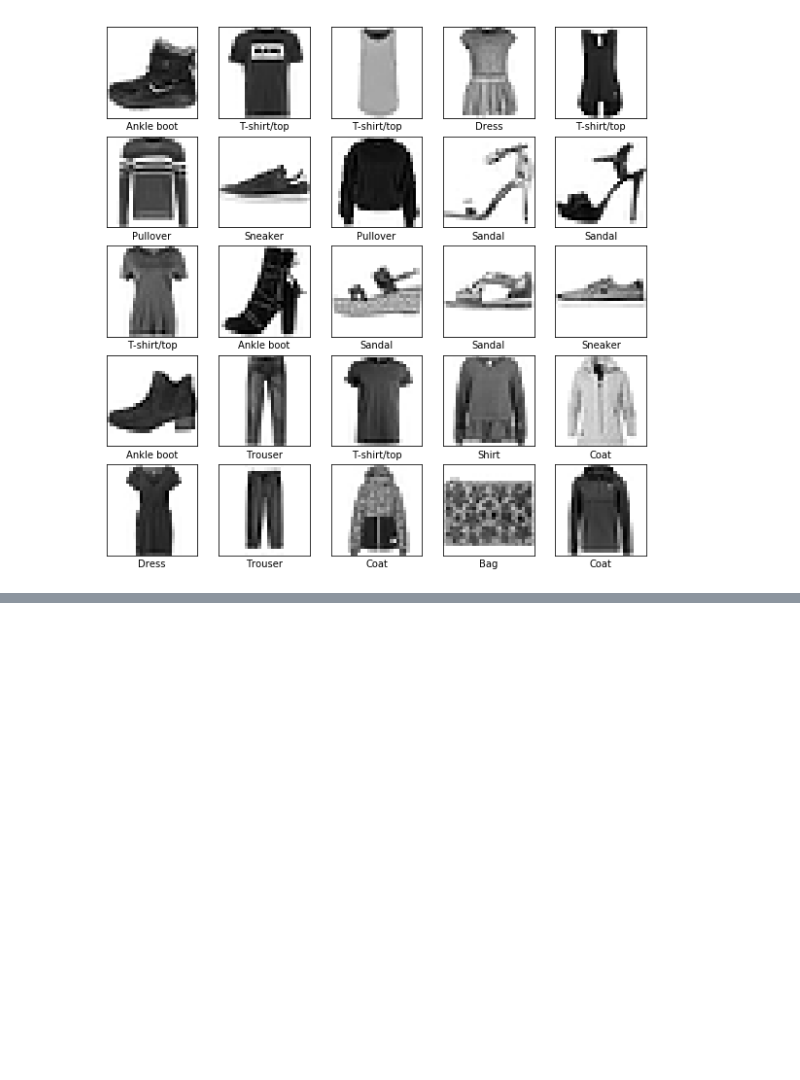
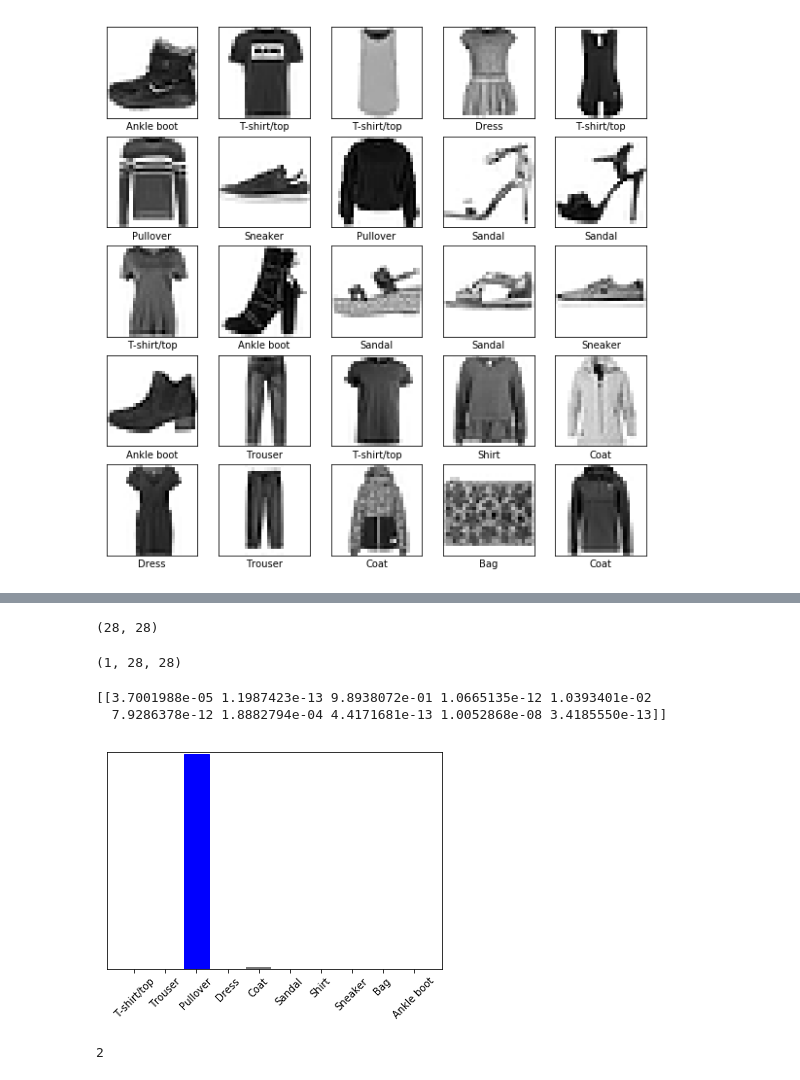
Before and after one commit to Tristan07999/TensorFlow2.0-with-tf.keras, a Jupyter notebook: image_classification.ipynb, the cells around one changed output, grey strips where cells are left out. Drawn from its saved outputs; the diff is of its cells as text; code cells hidden in the pictures; blank space fills up the shorter version.

```diff
--- a/image_classification.ipynb
+++ b/image_classification.ipynb
@@ -87,0 +211,29 @@ plt.show()
+# %%
+img = test_images[1]
+
+print(img.shape)
+# %% [output]
+(28, 28)
+# %%
+# Add the image to a batch where it's the only member.
+img = (np.expand_dims(img,0))
+
+print(img.shape)
+# %% [output]
+(1, 28, 28)
+# %%
+predictions_single = model.predict(img)
+
+print(predictions_single)
+# %% [output]
+[[3.7001988e-05 1.1987423e-13 9.8938072e-01 1.0665135e-12 1.0393401e-02
+  7.9286378e-12 1.8882794e-04 4.4171681e-13 1.0052868e-08 3.4185550e-13]]
+# %%
+plot_value_array(1, predictions_single[0], test_labels)
+_ = plt.xticks(range(10), class_names, rotation=45)
+# %% [output]
+[figure, added]
+# %%
+np.argmax(predictions_single[0])
+# %% [output]
+2
```
Also changed, not shown: parts of 12 cells of this notebook.
